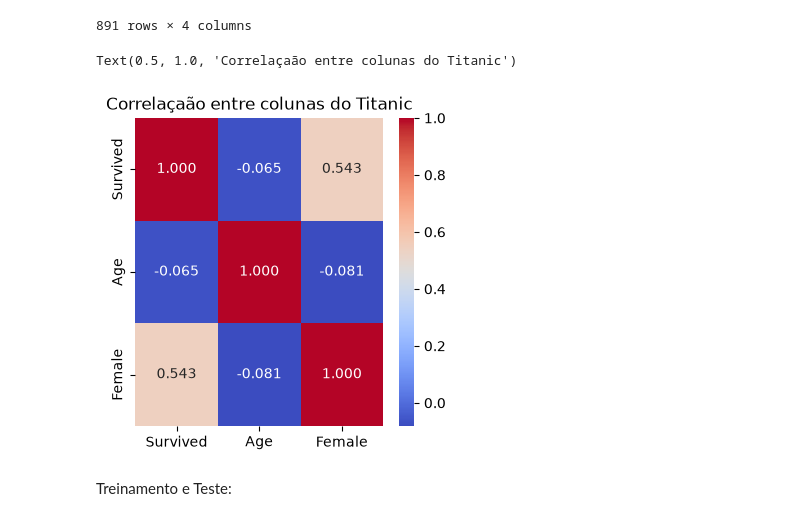
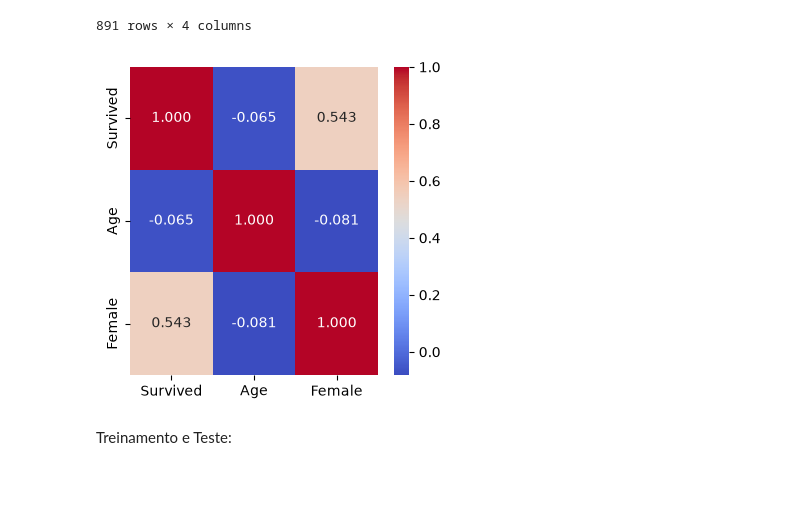
Before and after one commit to claudiaemoraes-commits/Titanic, a Jupyter notebook: titanic.ipynb, the cells around one changed output. Cells and saved outputs as stored; diff of their text form; code cells hidden in the pictures; blank space fills up the shorter version.

Commit message:
Add files via upload
Last upload titanic

```diff
--- a/titanic.ipynb
+++ b/titanic.ipynb
@@ -176,19 +176,18 @@ df_num = df_teste.select_dtypes(include=["number","bool"])
 # %%
 correlacao = df_num.corr()
 
 plt.figure(figsize=(4, 4))
 
 sns.heatmap(
     correlacao,
     annot = True,
     cmap = "coolwarm",
     fmt=".3f"
 )
 
-plt.title("Correlaçaão entre colunas do Titanic")
+plt.title = "Correlação entre colunas do Titanic"
 # %% [output]
-Text(0.5, 1.0, 'Correlaçaão entre colunas do Titanic')
-[figure, old version]
+[figure, new version]
 # %% [markdown]
 Treinamento e Teste:
 # %%
```
Also changed, not shown: parts of 5 cells of this notebook.
